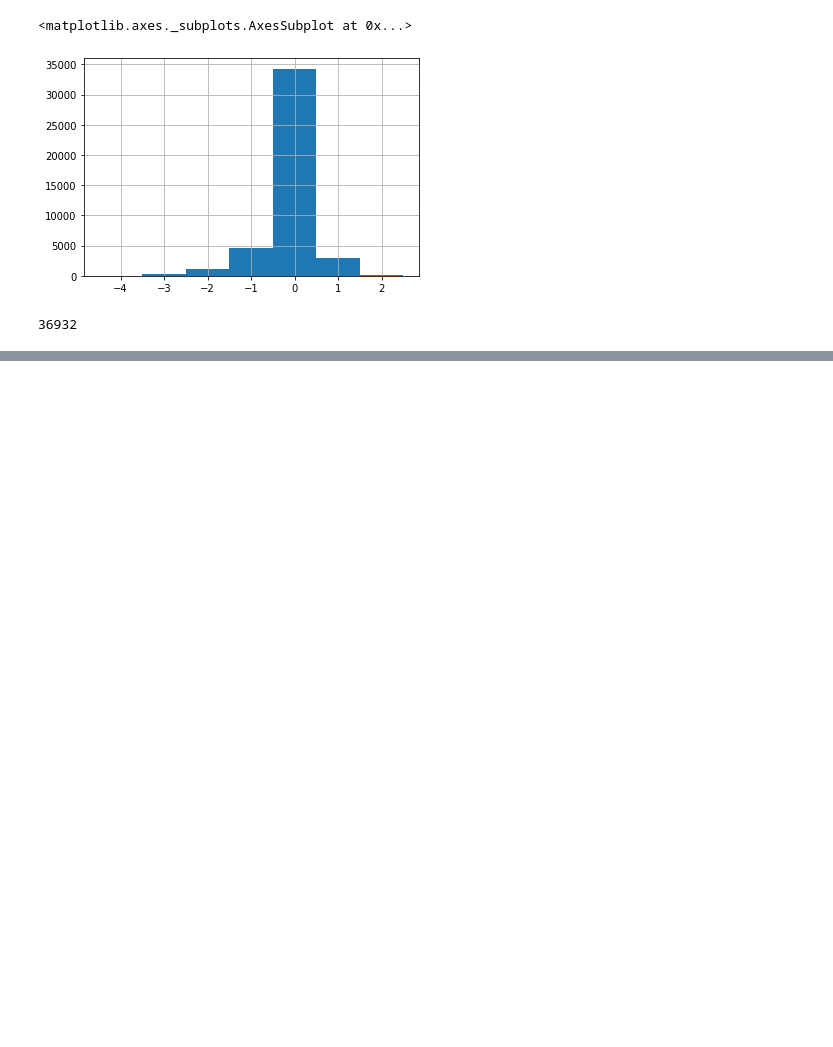
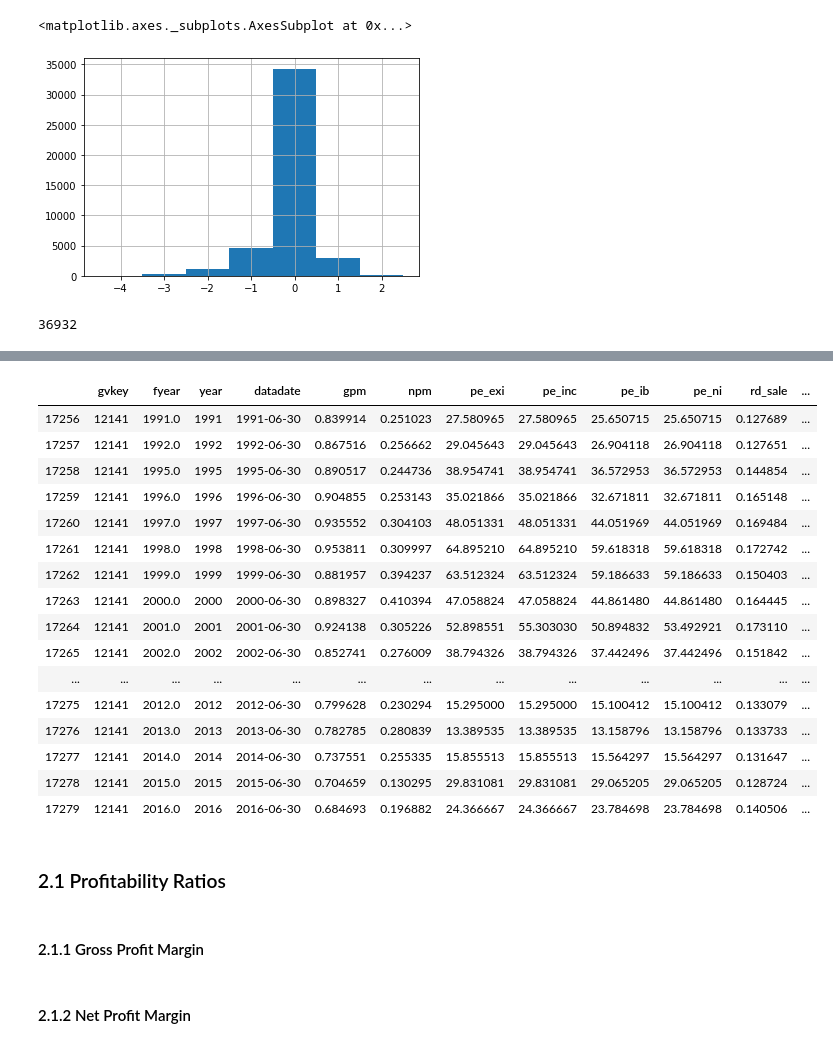
Before and after one commit to pakshingho/ESG, a Jupyter notebook: KLD_Compustat.ipynb, the cells around one changed output, grey strips where cells are left out. Drawn from its saved outputs; the diff is of its cells as text; code cells hidden in the pictures; blank space fills up the shorter version.

```diff
--- a/KLD_Compustat.ipynb
+++ b/KLD_Compustat.ipynb
@@ -608,0 +785,26 @@ data['ESG_PRO'].hist(bins=7, align='left')
+# %%
+data.rename(columns={'datadate_x':'datadate'}, inplace=True)
+# %%
+data[data['gvkey']==12141][['gvkey', 'fyear', 'year', 'datadate', 'gpm', 'npm', 'pe_exi', 'pe_inc', 'pe_ib', 'pe_ni', 'rd_sale', 'adv_sale', 'xsga_sale']]
+# %% [output]
+|  | gvkey | fyear | year | datadate | gpm | npm | pe_exi | pe_inc | pe_ib | pe_ni | rd_sale | ... |
+| 17256 | 12141 | 1991.0 | 1991 | 1991-06-30 | 0.839914 | 0.251023 | 27.580965 | 27.580965 | 25.650715 | 25.650715 | 0.127689 | ... |
+| 17257 | 12141 | 1992.0 | 1992 | 1992-06-30 | 0.867516 | 0.256662 | 29.045643 | 29.045643 | 26.904118 | 26.904118 | 0.127651 | ... |
+| 17258 | 12141 | 1995.0 | 1995 | 1995-06-30 | 0.890517 | 0.244736 | 38.954741 | 38.954741 | 36.572953 | 36.572953 | 0.144854 | ... |
+| 17259 | 12141 | 1996.0 | 1996 | 1996-06-30 | 0.904855 | 0.253143 | 35.021866 | 35.021866 | 32.671811 | 32.671811 | 0.165148 | ... |
+| 17260 | 12141 | 1997.0 | 1997 | 1997-06-30 | 0.935552 | 0.304103 | 48.051331 | 48.051331 | 44.051969 | 44.051969 | 0.169484 | ... |
+| 17261 | 12141 | 1998.0 | 1998 | 1998-06-30 | 0.953811 | 0.309997 | 64.895210 | 64.895210 | 59.618318 | 59.618318 | 0.172742 | ... |
+| 17262 | 12141 | 1999.0 | 1999 | 1999-06-30 | 0.881957 | 0.394237 | 63.512324 | 63.512324 | 59.186633 | 59.186633 | 0.150403 | ... |
+| 17263 | 12141 | 2000.0 | 2000 | 2000-06-30 | 0.898327 | 0.410394 | 47.058824 | 47.058824 | 44.861480 | 44.861480 | 0.164445 | ... |
+| 17264 | 12141 | 2001.0 | 2001 | 2001-06-30 | 0.924138 | 0.305226 | 52.898551 | 55.303030 | 50.894832 | 53.492921 | 0.173110 | ... |
+| 17265 | 12141 | 2002.0 | 2002 | 2002-06-30 | 0.852741 | 0.276009 | 38.794326 | 38.794326 | 37.442496 | 37.442496 | 0.151842 | ... |
+| ... | ... | ... | ... | ... | ... | ... | ... | ... | ... | ... | ... | ... |
+| 17275 | 12141 | 2012.0 | 2012 | 2012-06-30 | 0.799628 | 0.230294 | 15.295000 | 15.295000 | 15.100412 | 15.100412 | 0.133079 | ... |
+| 17276 | 12141 | 2013.0 | 2013 | 2013-06-30 | 0.782785 | 0.280839 | 13.389535 | 13.389535 | 13.158796 | 13.158796 | 0.133733 | ... |
+| 17277 | 12141 | 2014.0 | 2014 | 2014-06-30 | 0.737551 | 0.255335 | 15.855513 | 15.855513 | 15.564297 | 15.564297 | 0.131647 | ... |
+| 17278 | 12141 | 2015.0 | 2015 | 2015-06-30 | 0.704659 | 0.130295 | 29.831081 | 29.831081 | 29.065205 | 29.065205 | 0.128724 | ... |
+| 17279 | 12141 | 2016.0 | 2016 | 2016-06-30 | 0.684693 | 0.196882 | 24.366667 | 24.366667 | 23.784698 | 23.784698 | 0.140506 | ... |
+# %% [markdown]
+### 2.1 Profitability Ratios
+# %% [markdown]
+#### 2.1.1 Gross Profit Margin
@@ -608,0 +817,2 @@ data['ESG_PRO'].hist(bins=7, align='left')
+# %% [markdown]
+#### 2.1.2 Net Profit Margin
```
Also changed, not shown: parts of 64 cells of this notebook.
